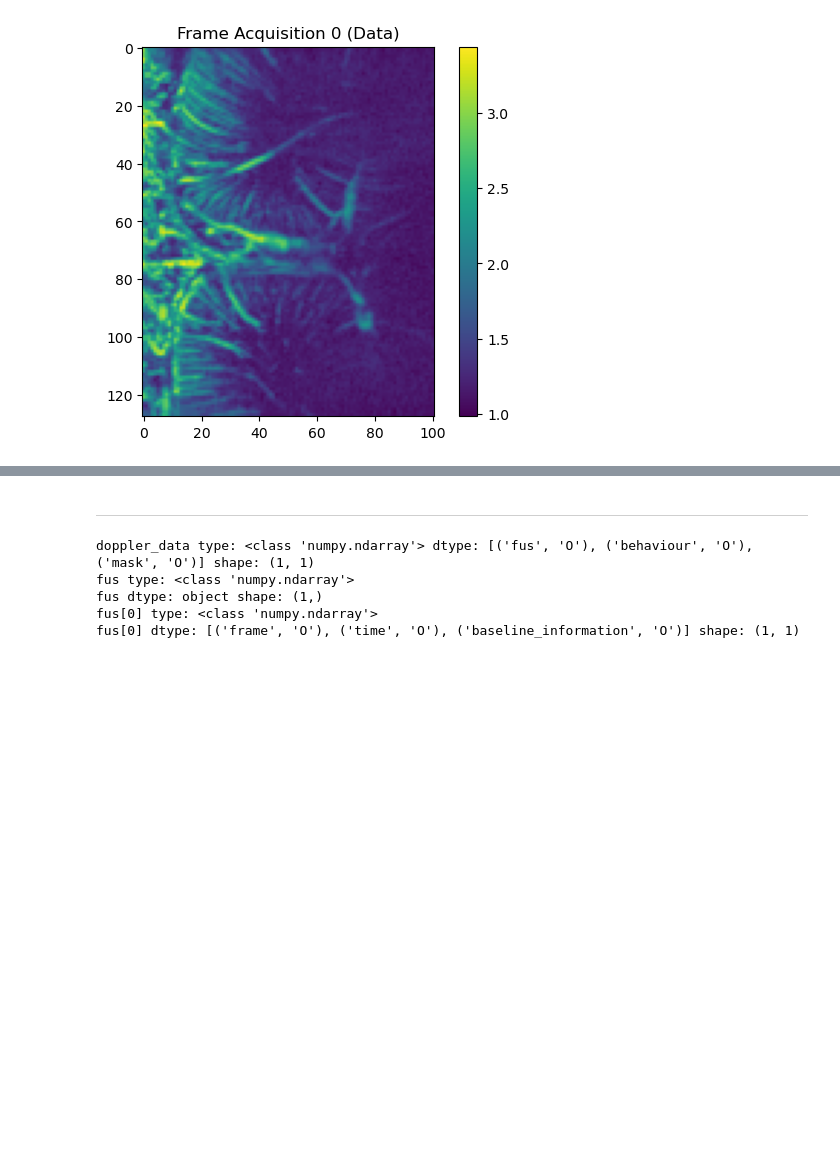
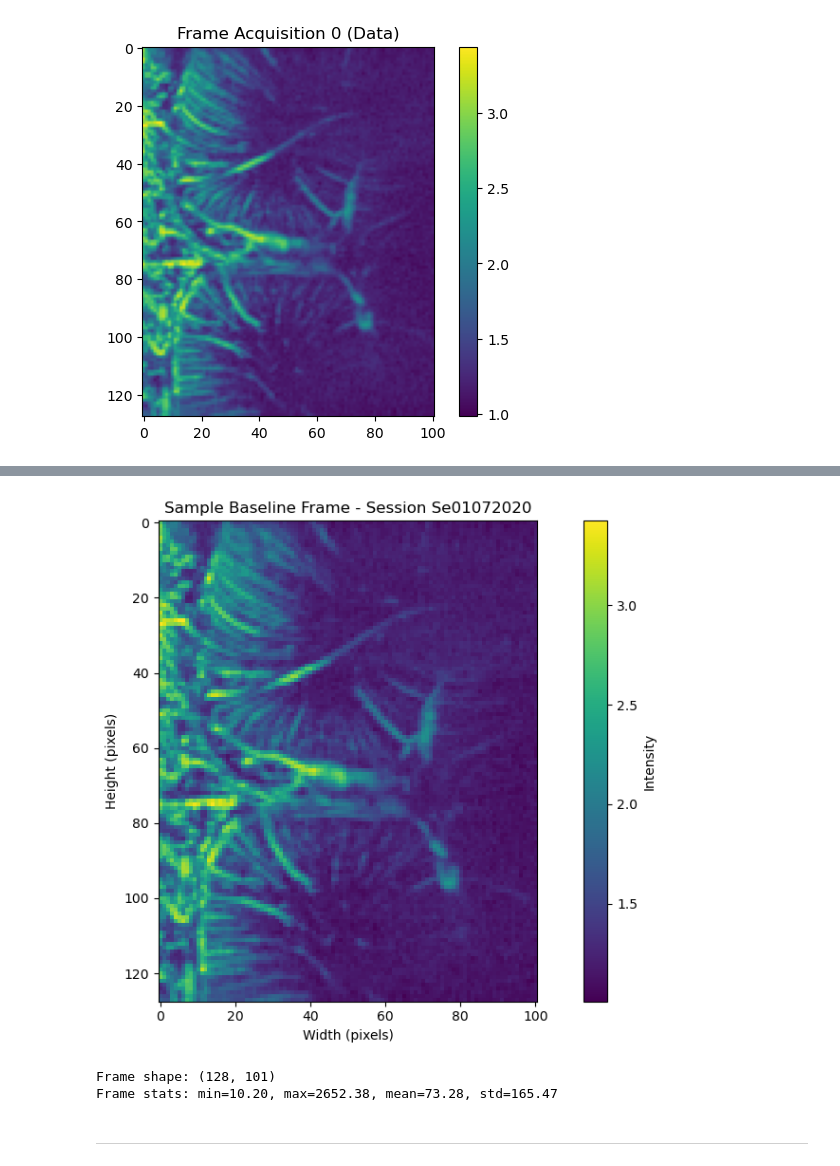
Before and after one commit to brynnhs/fUSPredict, a Jupyter notebook: code/1_preprocessing/1_preprocessing.ipynb, the cells around one changed output, grey strips where cells are left out. Cells and saved outputs as stored; diff of their text form; code cells hidden in the pictures; blank space fills up the shorter version.

```diff
--- a/code/1_preprocessing/1_preprocessing.ipynb
+++ b/code/1_preprocessing/1_preprocessing.ipynb
@@ -182,71 +249,25 @@ if len(baseline_sessions) > 0:
 # %%
 # Visualize a sample baseline frame from first session
 if len(baseline_sessions) > 0:
     sample_session = baseline_sessions[0]
-    sample_frame = sample_session['frames'][0]  # First frame
+    sample_frame = sample_session['frames'][200]  # First frame
 
     plt.figure(figsize=(10, 6))
-    plt.imshow(sample_frame, cmap='viridis')
+    # plt.imshow(sample_frame, cmap='viridis')
+    plt.imshow(np.log10(sample_frame.astype(np.float32) + 1e-8), cmap='viridis')
     plt.colorbar(label='Intensity')
     plt.title(f"Sample Baseline Frame - Session {sample_session['session_id']}")
     plt.xlabel('Width (pixels)')
     plt.ylabel('Height (pixels)')
     plt.tight_layout()
     plt.show()
 
     print(f"Frame shape: {sample_frame.shape}")
     print(f"Frame stats: min={sample_frame.min():.2f}, max={sample_frame.max():.2f}, "
           f"mean={sample_frame.mean():.2f}, std={sample_frame.std():.2f}")
+# %% [output]
+[figure, added]
+Frame shape: (128, 101)
+Frame stats: min=10.20, max=2652.38, mean=73.28, std=165.47
 # %% [markdown]
 ---
-# %%
-all_images = []
-all_labels = []
-all_baselines = []
-acquisition_indices_per_file = []  # Track cumulative starts for indices
-current_frame_offset = 0
-acquisition_indices = []
-file_idx = 0  # Acquisition index (0 to len(mat_files)-1, only for kept files)
-
-mat_files = list(all_mat_data.keys())
-print(f"Found {len(mat_files)} preloaded files.")
-
-for mat_path in mat_files:
-
-    # Extract the data from the .mat files (might need to be adapted to new format)
-    mat_data = all_mat_data[mat_path]
-    print(f"Processing file {file_idx}: {mat_path}")
-    doppler_data = mat_data['Doppler']
-    doppler_data = doppler_data[np.newaxis, :, :, :]
-
-    images = np.transpose(doppler_data, (3, 0, 2, 1)).astype(np.float32)  # (N_images, 1, H_var, 128)
-    images = np.log10(images)
-
-    labels = mat_data['Label']
-    labels_arr = np.array(labels).flatten().astype(np.int64)  # (N_labels,)
-
-    # Shave 1 frames off end of images in case of mismatch between images and labels
-    images, labels_arr = hf.mismatch(images, labels_arr)
-    print(f"Raw images range: min={images.min():.6f}, max={images.max():.6f}")
-
-    # Function that will pad or crop from the bottom/rightside of the image so it equals the target size
-    images = hf.np_pad_or_crop_to_square(images, target_size=TARGET_SIZE)
-    print(np.shape(images))
-
-    # creation/loading of the roi_mask, if it does not find a mask "roi_{file_idx}.npy then it will ask you to create one"
-    roi_mask = hf.get_or_create_roi_mask(images, file_idx)
-
-    # Compute per acquisition baseline map
-    baseline_idx = (labels_arr == -1)
-    baseline_frames = images[baseline_idx]
-    images, _ = hf.pca_denoise(images.squeeze())
-
-    # Take out baseline and compute CBV % change relative to baseline
-    cbv_data, labels_arr = hf.delta_cbv_roi(images, labels_arr, roi_mask, use_log = False, robust = False)
-    cbv_data *= roi_mask[None, :, :] # Ensure 0 outside of roi
-# %% [output]
-doppler_data type: <class 'numpy.ndarray'> dtype: [('fus', 'O'), ('behaviour', 'O'), ('mask', 'O')] shape: (1, 1)
-fus type: <class 'numpy.ndarray'>
-fus dtype: object shape: (1,)
-fus[0] type: <class 'numpy.ndarray'>
-fus[0] dtype: [('frame', 'O'), ('time', 'O'), ('baseline_information', 'O')] shape: (1, 1)
```
Also changed, not shown: parts of 8 cells of this notebook, 1 other file.
